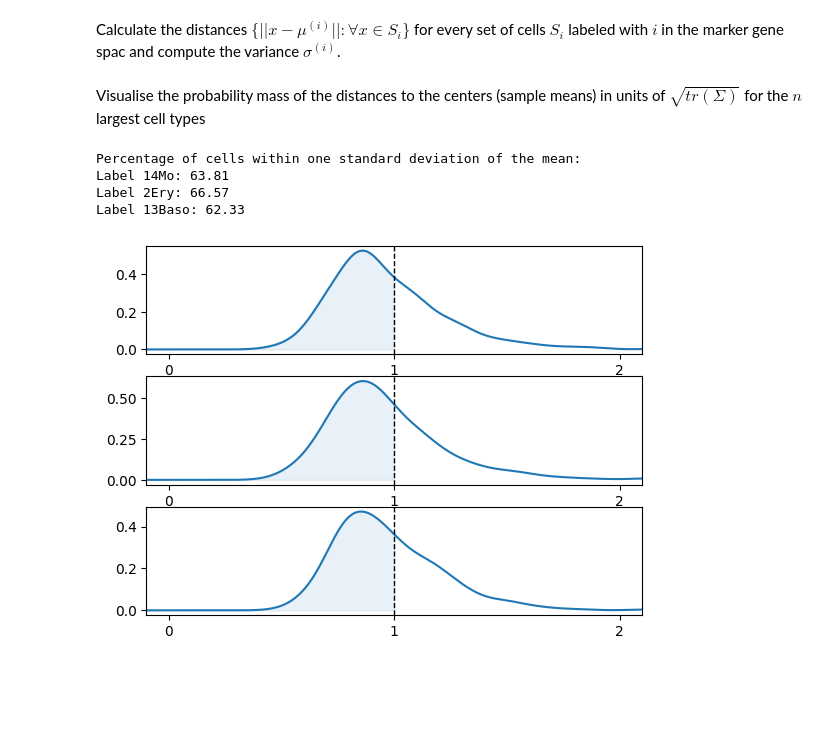
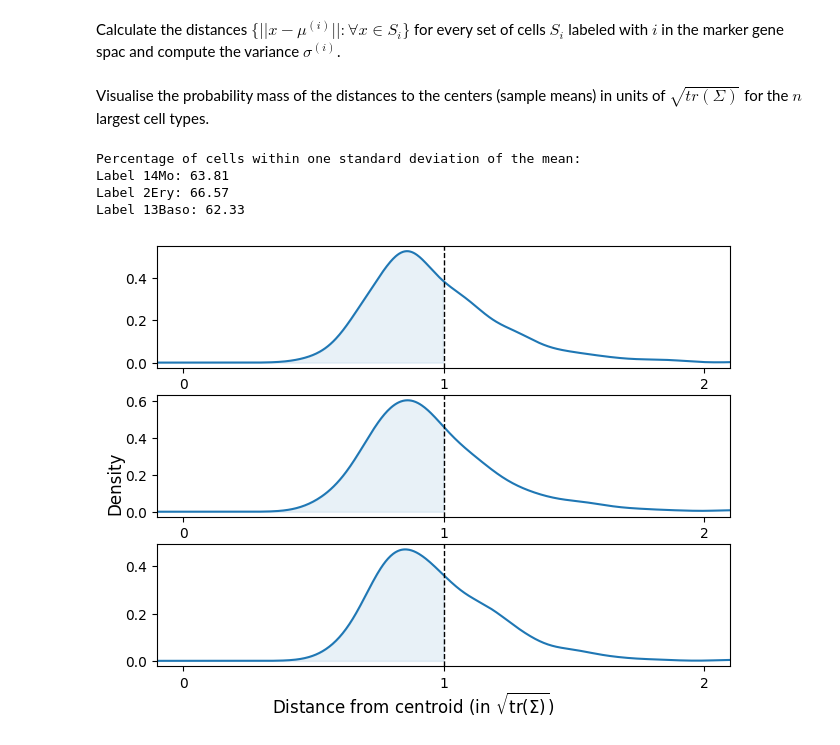
Before and after one commit to bborozan/SepSolve, a Jupyter notebook: experiments/probability_mass.ipynb, the cells around one changed output. Saved outputs shown, nothing was run; the diff lists cells and outputs as text; code cells hidden in the pictures; blank space fills up the shorter version.

Commit message:
updated probability mass experiment

```diff
--- a/experiments/probability_mass.ipynb
+++ b/experiments/probability_mass.ipynb
@@ -51,7 +56,7 @@ for label, indices in label_to_indices.items():
     var = np.sum(diff, axis=0) / (len(indices) - 1) # sum by columns
     label_to_trace[label] = np.sum(var)
 # %% [markdown]
-Visualise the probability mass of the distances to the centers (sample means) in units of $\sqrt{tr(\Sigma)}$ for the $n$ largest cell types
+Visualise the probability mass of the distances to the centers (sample means) in units of $\sqrt{tr(\Sigma)}$ for the $n$ largest cell types.
 # %%
 import matplotlib.pyplot as plt
 import pandas as pd
@@ -75,33 +80,34 @@ def PlotDensity(n):
         rad = np.sqrt(label_to_trace[label])
 
         pd.DataFrame(dists).plot(ax=ax, kind='density', legend=False)
         ax.set_ylabel(None)
 
         colour = ax.lines[-1].get_color()
         line = ax.lines[-1]
         fill_x = line._x
         fill_y = line._y
 
         ax.fill_between(fill_x[fill_x <= rad], 0, fill_y[fill_x <= rad], color=colour, alpha=0.1)
 
         ax.axvline(rad, color='k', linestyle='dashed', linewidth=1)
 
         ax.set_xticks([0, rad, 2*rad], [0, 1, 2])
         ax.set_xlim(-0.1 * rad, 2.1 * rad)
 
         perc = (np.array(dists) <= rad).sum() / len(dists)
         print(f"Label {label}: {perc*100:.2f}")
 
     fig.supxlabel("Distance from centroid (in $\sqrt{\mathrm{tr}(Σ)}$)")
     fig.supylabel("Density")
 
-    fig.tight_layout(pad=0.1)
+    fig.tight_layout(pad=0.2)
     plt.show()
 
-PlotDensity(3)
+n = 3
+PlotDensity(n)
 # %% [output]
 Percentage of cells within one standard deviation of the mean:
 Label 14Mo: 63.81
 Label 2Ery: 66.57
 Label 13Baso: 62.33
-[figure, old version]
+[figure, new version]
```
Also changed, not shown: parts of 3 cells of this notebook.
